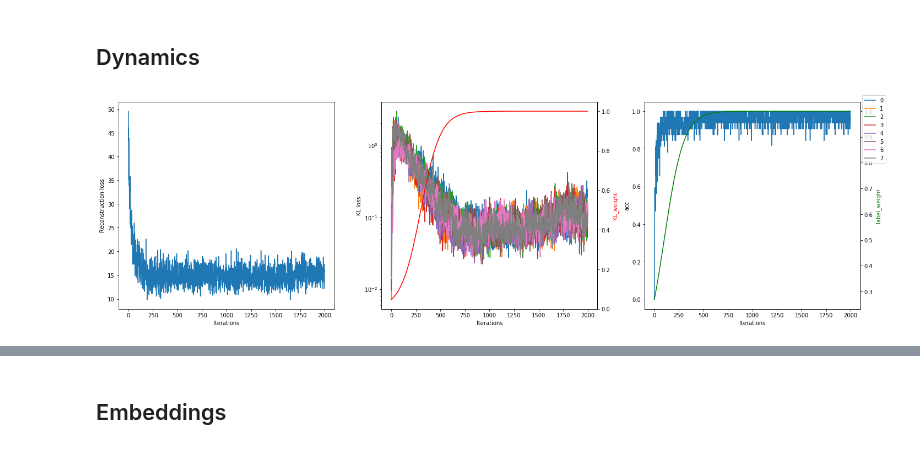
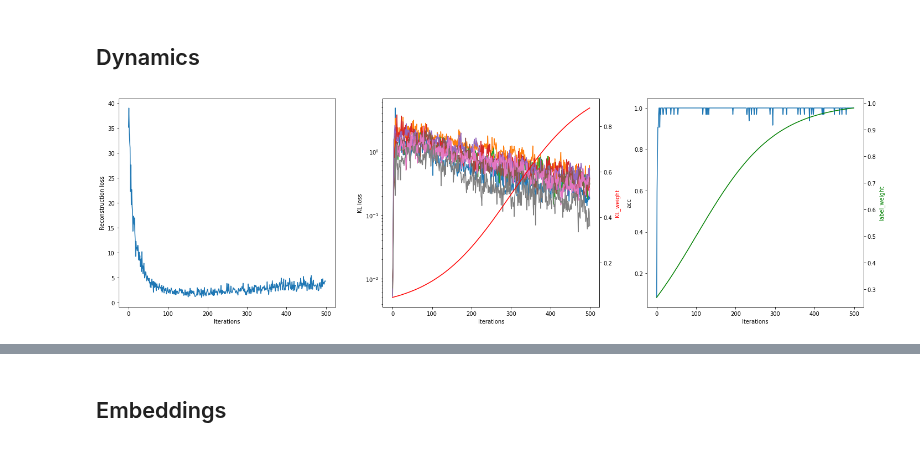
Before and after one commit to sonos/automatic-data-generation, a Jupyter notebook: automatic_data_generation/data-generation-new.ipynb, the cells around one changed output, grey strips where cells are left out. Saved outputs shown, nothing was run; the diff lists cells and outputs as text; code cells hidden in the pictures.

```diff
--- a/automatic_data_generation/data-generation-new.ipynb
+++ b/automatic_data_generation/data-generation-new.ipynb
@@ -33,7 +33,7 @@ def anneal_fn(anneal_function, step, k, x, m):
 anneal_fn = np.vectorize(anneal_fn)
 # %%
 import torch
-run = torch.load('../run_assistant.pkl')
+run = torch.load('run_snips.pkl')
 # %% [markdown]
 ## Dynamics
 # %%
@@ -42,34 +42,36 @@ axarr = axarr.flatten()
 
 args = run['args']
 NLL_hist = run['logs']['train']['recon_loss']
 KL_hist  = run['logs']['train']['kl_losses' ]
 acc_hist = run['logs']['train']['conditioning_accuracy']
 t = np.array(range(len(NLL_hist)))
 
 KL_weight    = anneal_fn(args['annealing_strategy'], t, args['kl_anneal_rate'], args['kl_anneal_time'], args['kl_anneal_target'])
 label_weight = anneal_fn(args['annealing_strategy'], t, args['label_anneal_rate'], args['label_anneal_time'], args['label_anneal_target'])
 
+axarr[0].plot(t, NLL_hist )
+
 KL_hist = np.array(KL_hist)
-axarr[0].plot(t, NLL_hist )
 for i in range(args['latent_size']):
     axarr[1].semilogy(t, KL_hist[i], label=i)
 ax1bis = axarr[1].twinx()
 ax1bis.plot(t, KL_weight, color='red')
+
 axarr[2].plot(t, acc_hist )
 ax2bis = axarr[2].twinx()
 ax2bis.plot(t, label_weight, color='green')
 
 for i in range(3):
     axarr[i].set_xlabel('Iterations')
 axarr[0].set_ylabel('Reconstruction loss')
 axarr[1].set_ylabel('KL loss')
 ax1bis.set_ylabel('KL_weight', color='red')
 axarr[2].set_ylabel('acc')
 ax2bis.set_ylabel('label_weight', color='green')
 
-fig.legend()
+#fig.legend()
 fig.tight_layout()
 plt.show()
 # %% [output]
-[figure, old version]
+[figure, new version]
 # %%
```
Also changed, not shown: parts of 14 cells of this notebook, 5 other files.
